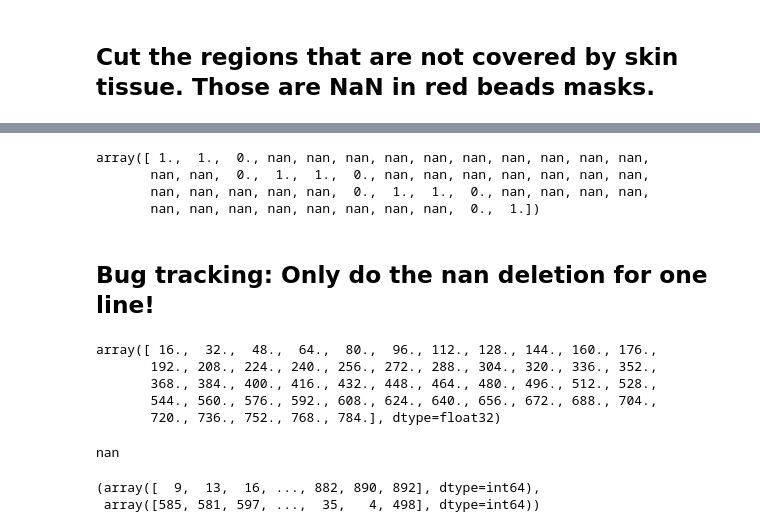
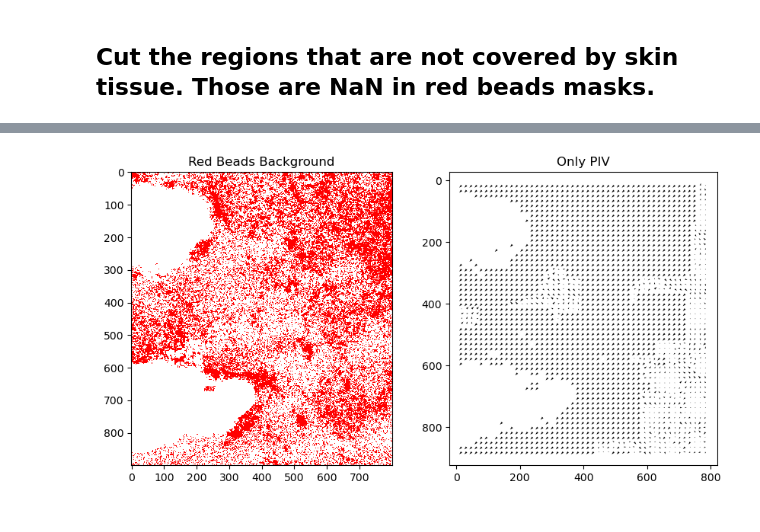
Before and after one commit to rzhou-space/PIV_analysis_headon_data, a Jupyter notebook: RedBeads/PIV_postprocessing.ipynb, the cells around one changed output, grey strips where cells are left out. Drawn from its saved outputs; the diff is of its cells as text; code cells hidden in the pictures.

```diff
--- a/RedBeads/PIV_postprocessing.ipynb
+++ b/RedBeads/PIV_postprocessing.ipynb
@@ -114,38 +118,43 @@ print(nan_indices)
-# %%
-mask_value
-# %% [output]
-array([ 1.,  1.,  0., nan, nan, nan, nan, nan, nan, nan, nan, nan, nan,
-       nan, nan,  0.,  1.,  1.,  0., nan, nan, nan, nan, nan, nan, nan,
-       nan, nan, nan, nan, nan,  0.,  1.,  1.,  0., nan, nan, nan, nan,
-       nan, nan, nan, nan, nan, nan, nan, nan,  0.,  1.])
-# %% [markdown]
-## Bug tracking: Only do the nan deletion for one line!
-# %%
-ygrid_matrix[10].astype(np.uint8)
-ygrid_matrix[10, :]
-#red_bead_mask[xgrid_matrix[10,:].astype(np.uint8), ygrid_matrix[10,:].astype(np.uint8)]
-# ygrid_matrix[0,:]
-# xgrid_matrix[0,:]
-#red_bead_mask[176, :]
-
-# E.g. the data on row 176 doesn't match!
-# %% [output]
-array([ 16.,  32.,  48.,  64.,  80.,  96., 112., 128., 144., 160., 176.,
-       192., 208., 224., 240., 256., 272., 288., 304., 320., 336., 352.,
-       368., 384., 400., 416., 432., 448., 464., 480., 496., 512., 528.,
-       544., 560., 576., 592., 608., 624., 640., 656., 672., 688., 704.,
-       720., 736., 752., 768., 784.], dtype=float32)
-# %%
-nan_index = np.where(np.isnan(red_bead_mask))
-row_index, col_index = nan_index[0], nan_index[1]
-red_bead_mask[row_index[0], col_index[0]]
-# %% [output]
-nan
-# %%
-np.where(np.isnan(red_bead_mask))
-# %% [output]
-(array([  9,  13,  16, ..., 882, 890, 892], dtype=int64),
- array([585, 581, 597, ...,  35,   4, 498], dtype=int64))
+# %%
+# Write the above processing as function.
+def piv_mask(t, xgrid_set, ygrid_set, red_bead_set, U, V):
+
+    xgrid_matrix = xgrid[t]
+    ygrid_matrix = ygrid[t]
+    red_bead_mask = red_bead_set[t]
+    U_matrix = U[t]
+    V_matrix = V[t]
+
+    # Find out the index for position from grid matrix which corresponds to NaN in masks.
+    for i in range(xgrid_matrix.shape[0]):
+        mask_value = red_bead_mask[xgrid_matrix[i,:].astype(int), ygrid_matrix[i,:].astype(int)]
+        is_nan = np.isnan(mask_value)
+        col_index = np.where(is_nan)[0]
+        row_index = np.full(len(col_index), i)
+
+        # Change the vector value with those index to NaN.
+        U_matrix[row_index, col_index] = np.nan
+        V_matrix[row_index, col_index] = np.nan
+
+    return ygrid_matrix, xgrid_matrix, U_matrix, V_matrix
+# %%
+ygrid_matrix, xgrid_matrix, U_matrix, V_matrix = piv_mask(0, xgrid, ygrid, sub_frame, U, V)
+
+t = 0
+
+plt.figure(figsize=(10, 5))
+
+plt.subplot(1, 2, 1)
+plt.title("Red Beads Background")
+plt.imshow(sub_frame[t], cmap= ListedColormap(["white", "red"]))
+
+plt.subplot(1, 2, 2)
+plt.title("Only PIV")
+plt.quiver(ygrid_matrix, xgrid_matrix, U_matrix, V_matrix)
+plt.gca().invert_yaxis()
+plt.show()
+# %% [output]
+[figure, added]
 # %%
 # Alternative 2: Get all index of NaN in mask. Find if the index appears in grid matrix.
 # If appears, find out the position in grid matrices.
```
Also changed, not shown: parts of 12 cells of this notebook, 1 other file.
